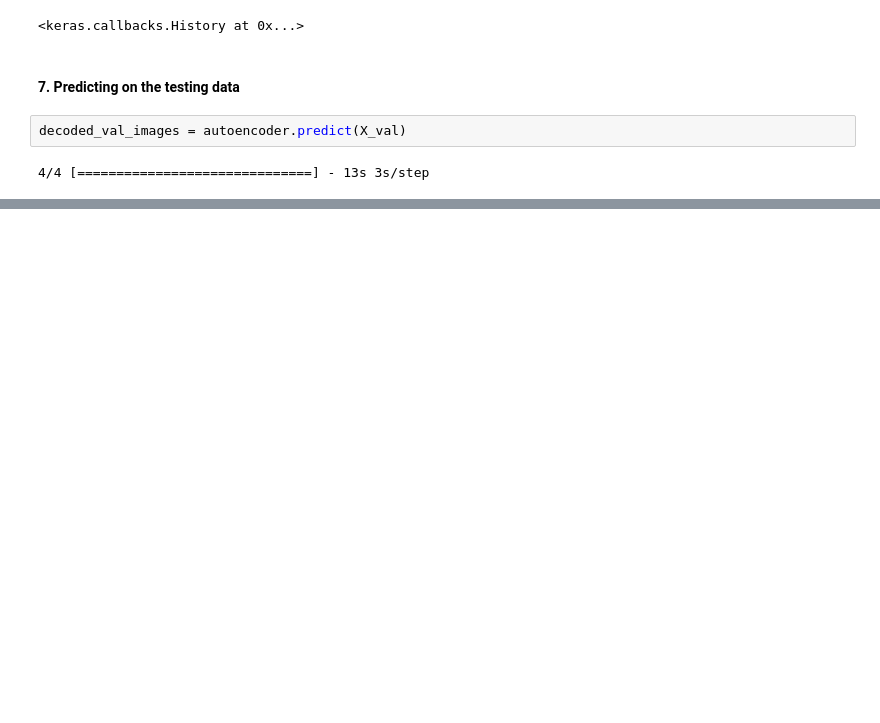
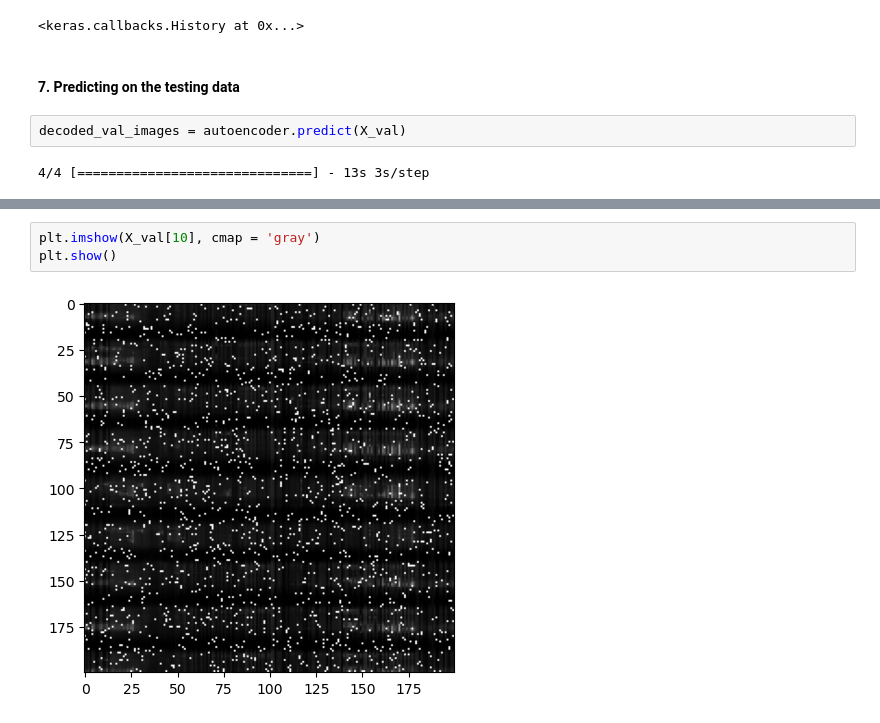
Before and after one commit to Evan-Callaghan/FieldsAcademy-NeuralNetworks, a Jupyter notebook: Project/Working/image_model.ipynb, the cells around one changed output, grey strips where cells are left out. Drawn from its saved outputs; the diff is of its cells as text; blank space fills up the shorter version.

```diff
--- a/Project/Working/image_model.ipynb
+++ b/Project/Working/image_model.ipynb
@@ -160,0 +211,5 @@ decoded_val_images_new.max()
+# %%
+plt.imshow(X_val[10], cmap = 'gray')
+plt.show()
+# %% [output]
+[figure, added]
```
Also changed, not shown: parts of 13 cells of this notebook.
